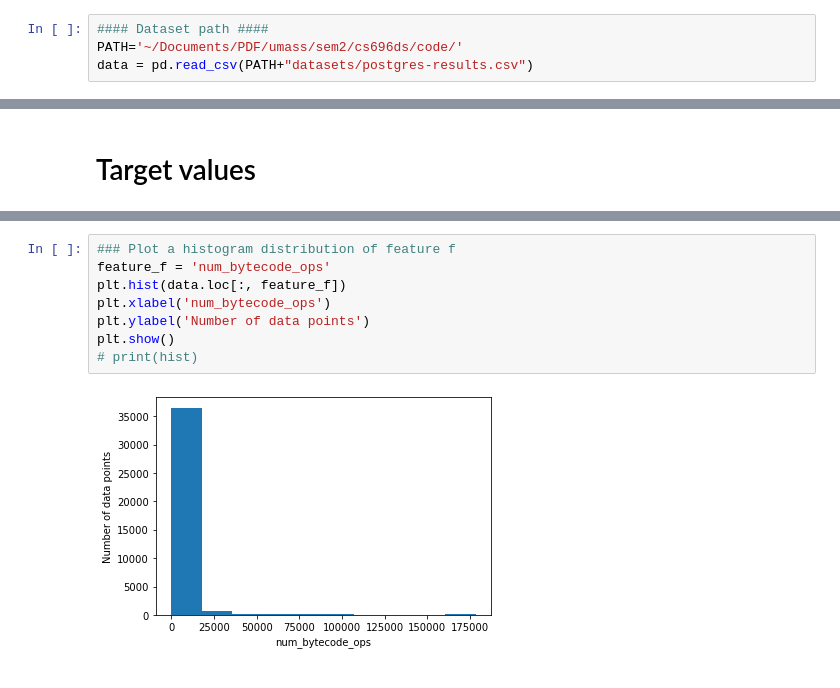
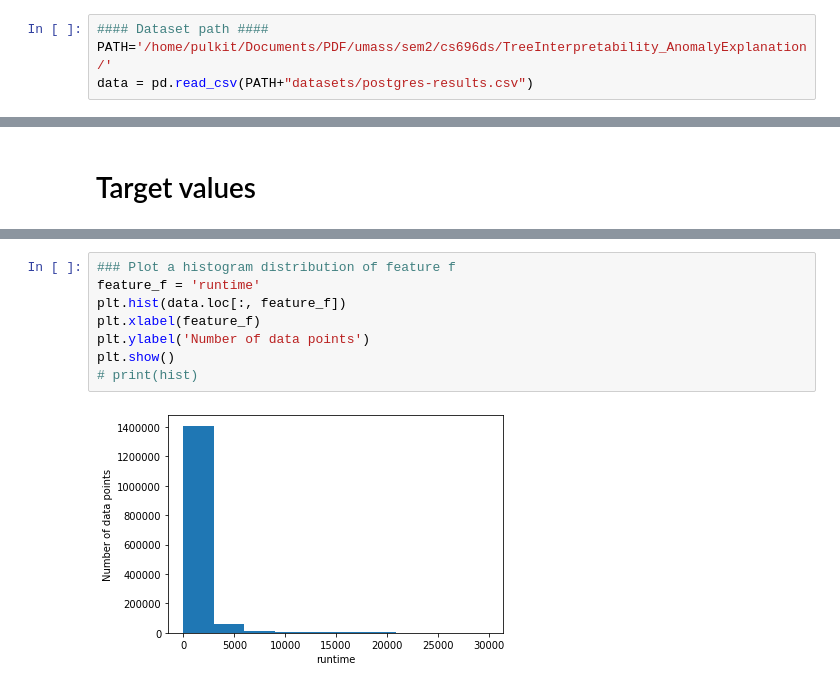
Before and after one commit to sharmapulkit/TreeInterpretability_AnomalyExplanation, a Jupyter notebook: shap/notebooks/Analyse_PostgreSQL.ipynb, the cells around one changed output, grey strips where cells are left out. Drawn from its saved outputs; the diff is of its cells as text.

```diff
--- a/shap/notebooks/Analyse_PostgreSQL.ipynb
+++ b/shap/notebooks/Analyse_PostgreSQL.ipynb
@@ -17,7 +17,7 @@ shap.initjs()
 [interactive output not drawn]
 # %%
 #### Dataset path ####
-PATH='~/Documents/PDF/umass/sem2/cs696ds/code/'
+PATH='/home/pulkit/Documents/PDF/umass/sem2/cs696ds/TreeInterpretability_AnomalyExplanation/'
 data = pd.read_csv(PATH+"datasets/postgres-results.csv")
 # %%
 data.shape
@@ -169,13 +215,13 @@ compile_time_ms 13157   2       44294
 # %%
 ### Plot a histogram distribution of feature f
-feature_f = 'num_bytecode_ops'
+feature_f = 'runtime'
 plt.hist(data.loc[:, feature_f])
-plt.xlabel('num_bytecode_ops')
+plt.xlabel(feature_f)
 plt.ylabel('Number of data points')
 plt.show()
 # print(hist)
 # %% [output]
-[figure, old version]
+[figure, new version]
 # %%
 #### Plot Histogram for each output
 for target in target_columns:
```
Also changed, not shown: parts of 11 cells of this notebook.
